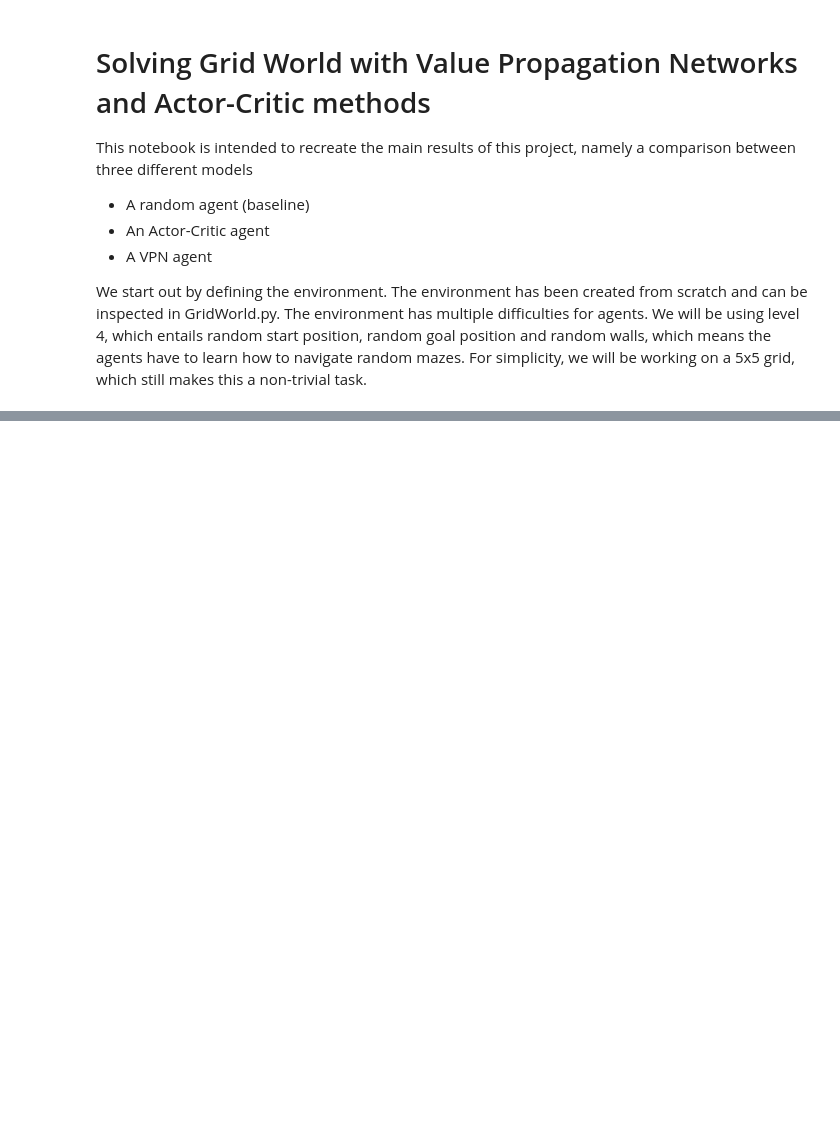
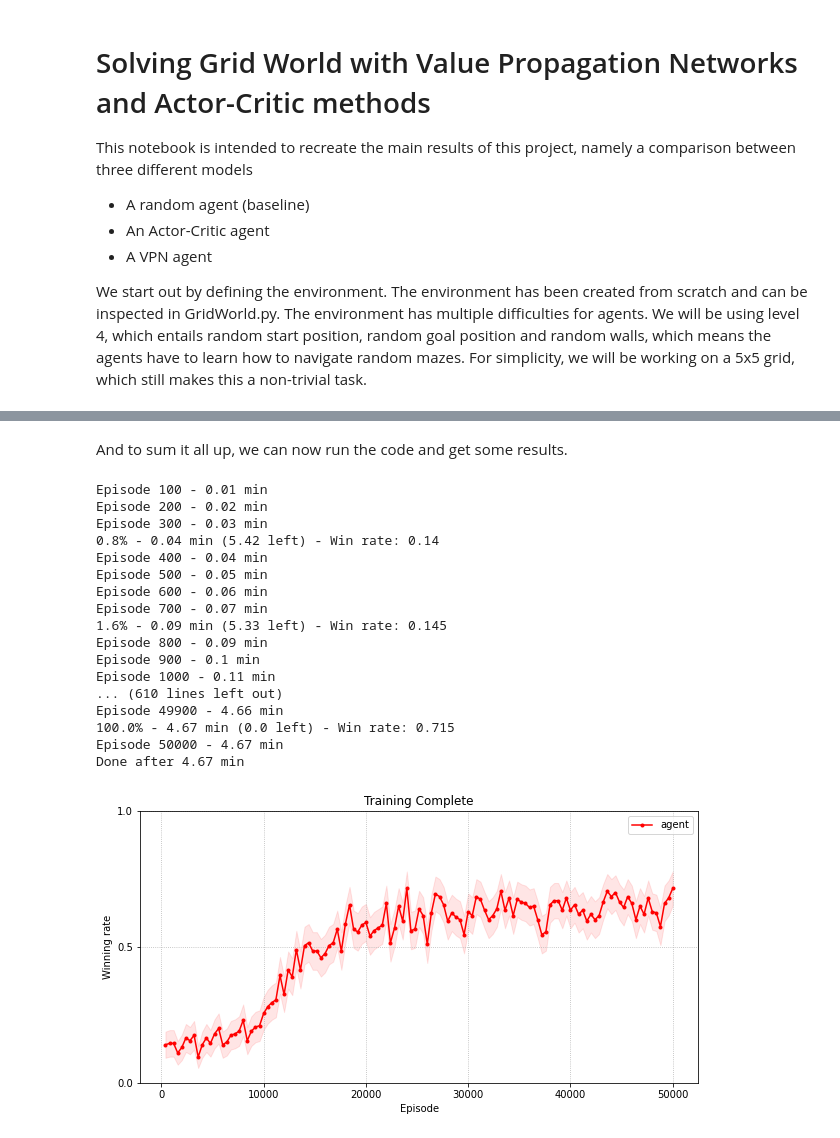
Before and after one commit to BjarkeErichsen/VPNby0, a Jupyter notebook: results.ipynb, the cells around one changed output, grey strips where cells are left out. Drawn from its saved outputs; the diff is of its cells as text; code cells hidden in the pictures; blank space fills up the shorter version.

```diff
--- a/results.ipynb
+++ b/results.ipynb
@@ -155,0 +204,13 @@ class VPN(nn.Module):
+# %%
+import torch.optim as optim
+
+# Hyperparameters
+LEARNING_RATE = 0.001
+
+MODELS = [ActorCritic, VPN]
+MODEL_NAMES = ["AC", "VPN"]
+
+PATH = ""
+START_TIME = 0
+MODEL = ActorCritic()
+OPTIMIZER = optim.Adam(MODEL.parameters(), lr=LEARNING_RATE)
@@ -155,0 +367,30 @@ class VPN(nn.Module):
+# %% [markdown]
+And to sum it all up, we can now run the code and get some results.
+# %%
+# AC Training
+PATH = f"{MODEL_NAMES[0]}_{LEVEL}_{N_EPISODES}"
+START_TIME = time.time()
+MODEL = MODELS[0]()
+OPTIMIZER = optim.Adam(MODEL.parameters(), lr=LEARNING_RATE)
+
+train()
+torch.save(MODEL, f"agents/{PATH}")
+# %% [output]
+Episode 100 - 0.01 min
+Episode 200 - 0.02 min
+Episode 300 - 0.03 min
+0.8% - 0.04 min (5.42 left) - Win rate: 0.14
+Episode 400 - 0.04 min
+Episode 500 - 0.05 min
+Episode 600 - 0.06 min
+Episode 700 - 0.07 min
+1.6% - 0.09 min (5.33 left) - Win rate: 0.145
+Episode 800 - 0.09 min
+Episode 900 - 0.1 min
+Episode 1000 - 0.11 min
+... (610 lines left out)
+Episode 49900 - 4.66 min
+100.0% - 4.67 min (0.0 left) - Win rate: 0.715
+Episode 50000 - 4.67 min
+Done after 4.67 min
+[figure, added]
```
Also changed, not shown: parts of 10 cells of this notebook.
